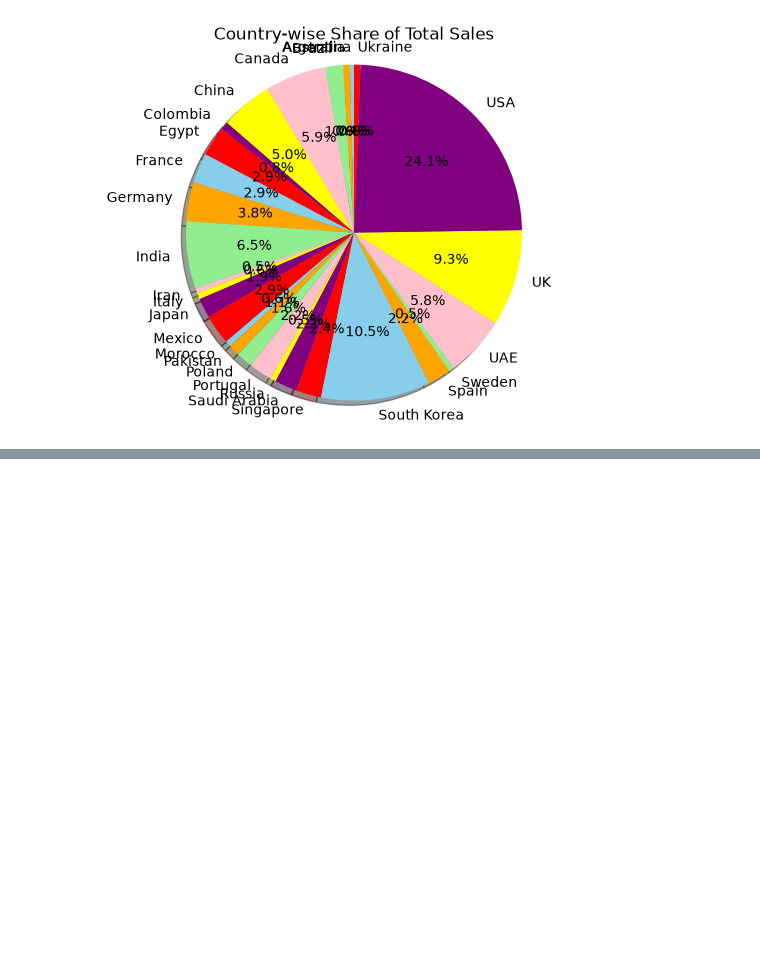
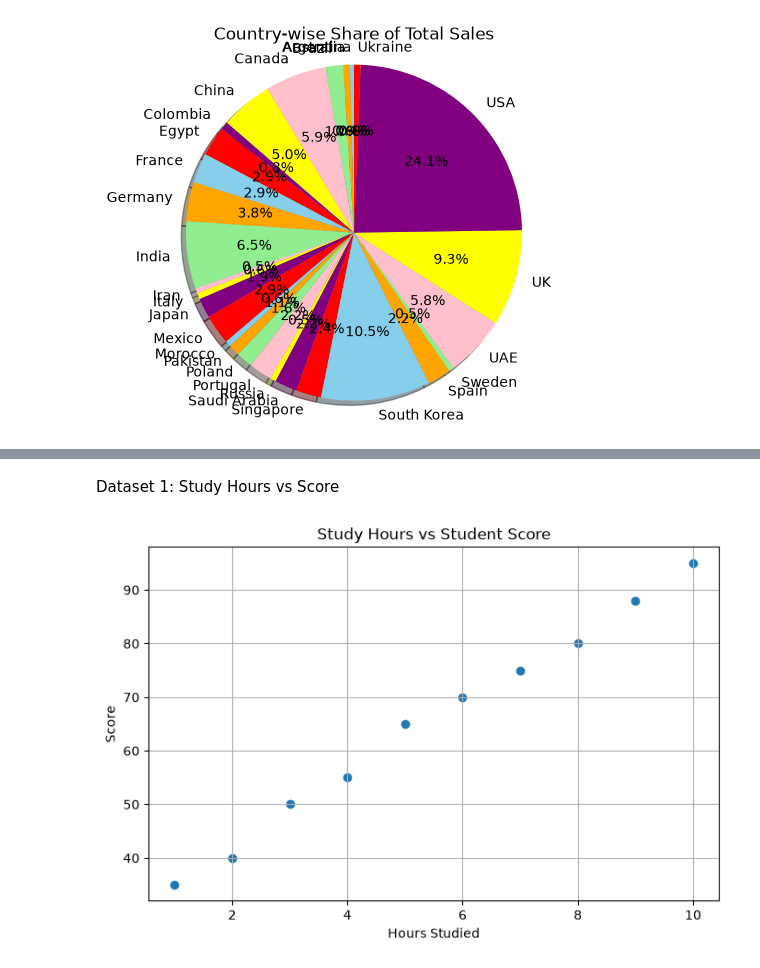
Before and after one commit to antony2904/module-2, a Jupyter notebook: matplotlib_tasks.ipynb, the cells around one changed output, grey strips where cells are left out. Saved outputs shown, nothing was run; the diff lists cells and outputs as text; code cells hidden in the pictures; blank space fills up the shorter version.

```diff
--- a/matplotlib_tasks.ipynb
+++ b/matplotlib_tasks.ipynb
@@ -445,0 +458,19 @@ plt.show()
+# %% [markdown]
+Dataset 1: Study Hours vs Score
+# %%
+df_study = pd.DataFrame({
+    'Hours Studied': [1, 2, 3, 4, 5, 6, 7, 8, 9, 10],
+    'Score': [35, 40, 50, 55, 65, 70, 75, 80, 88, 95]
+
+})
+# %%
+plt.figure(figsize=(8, 5))
+plt.scatter(df_study['Hours Studied'], df_study['Score'],
+            marker='o')
+plt.xlabel("Hours Studied")
+plt.ylabel("Score")
+plt.title("Study Hours vs Student Score")
+plt.grid(True)
+plt.show()
+# %% [output]
+[figure, added]
```
Also changed, not shown: parts of 26 cells of this notebook.
